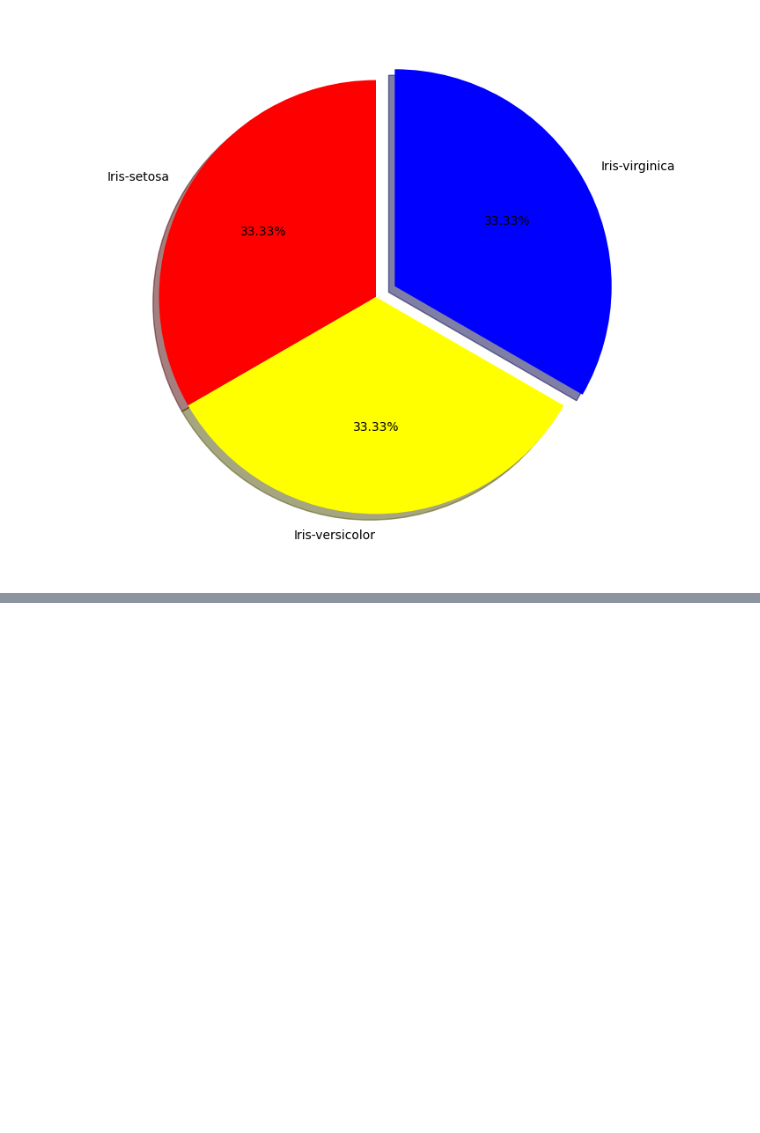
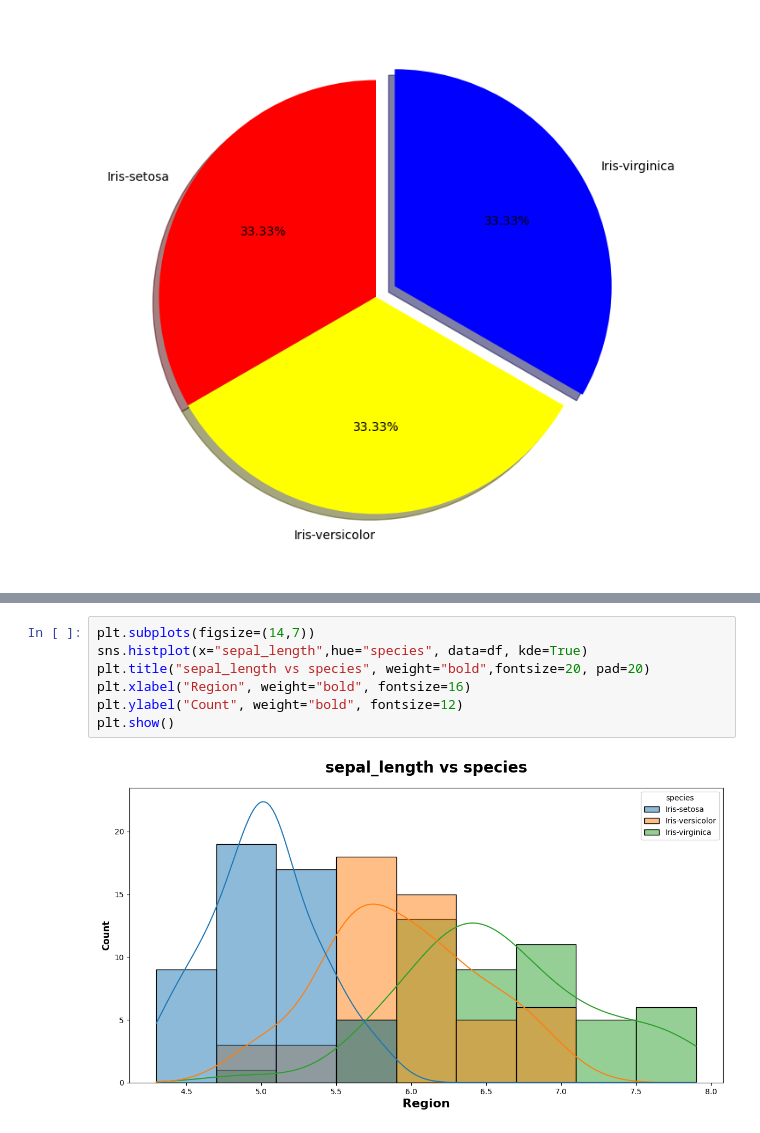
Before and after one commit to saxenastar/ML_Basic_deployment, a Jupyter notebook: notebook/1_EDA.ipynb, the cells around one changed output, grey strips where cells are left out. Saved outputs shown, nothing was run; the diff lists cells and outputs as text; blank space fills up the shorter version.

```diff
--- a/notebook/1_EDA.ipynb
+++ b/notebook/1_EDA.ipynb
@@ -270,0 +295,9 @@ plt.show()
+# %%
+plt.subplots(figsize=(14,7))
+sns.histplot(x="sepal_length",hue="species", data=df, kde=True)
+plt.title("sepal_length vs species", weight="bold",fontsize=20, pad=20)
+plt.xlabel("Region", weight="bold", fontsize=16)
+plt.ylabel("Count", weight="bold", fontsize=12)
+plt.show()
+# %% [output]
+[figure, added]
```
Also changed, not shown: parts of 11 cells of this notebook, 1 other file.
